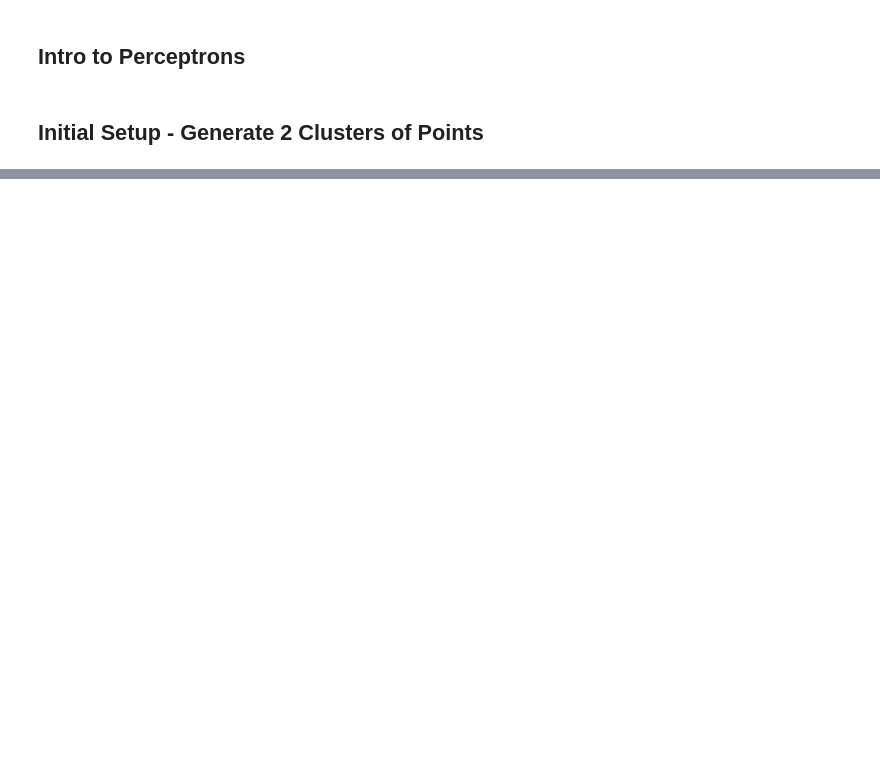
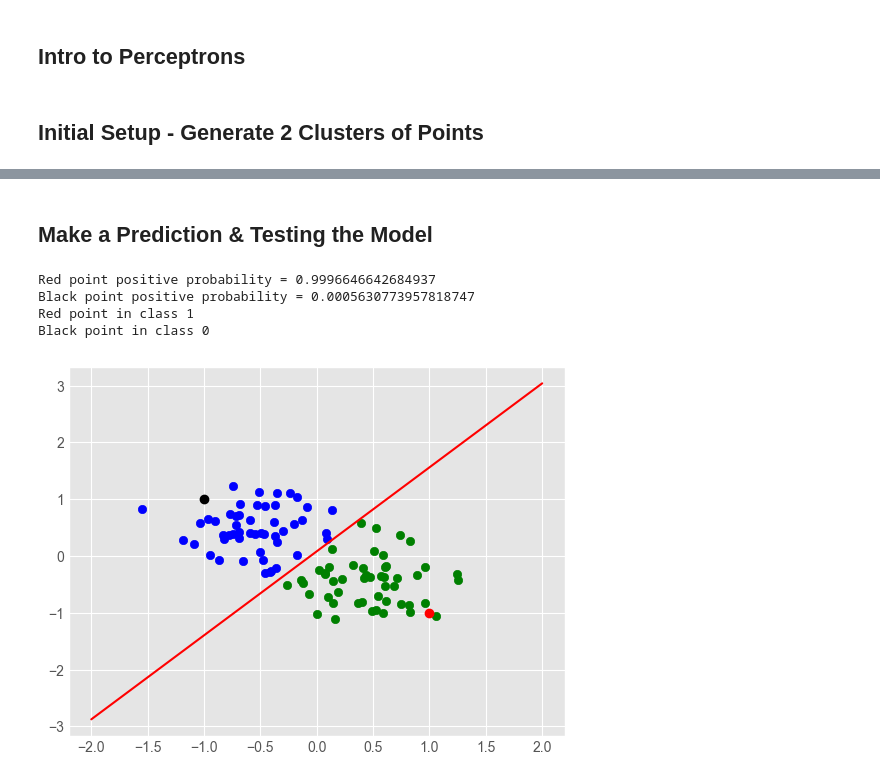
Before and after one commit to dm4th/AI-Course, a Jupyter notebook: PyTorch/Perceptrons.ipynb, the cells around one changed output, grey strips where cells are left out. Cells and saved outputs as stored; diff of their text form; code cells hidden in the pictures; blank space fills up the shorter version.

```diff
--- a/PyTorch/Perceptrons.ipynb
+++ b/PyTorch/Perceptrons.ipynb
@@ -45,0 +126,19 @@ plt.show()
+# %% [markdown]
+## Make a Prediction & Testing the Model
+# %%
+# Make 2 test observations
+point1 = torch.tensor([1.0, -1.0])
+point2 = torch.tensor([-1.0, 1.0])
+plt.plot(point1.numpy()[0], point1.numpy()[1], 'ro')
+plt.plot(point2.numpy()[0], point2.numpy()[1], 'ko')
+print("Red point positive probability = {}".format(model.forward(point1).item()))
+print("Black point positive probability = {}".format(model.forward(point2).item()))
+print("Red point in class {}".format(model.predict(point1)))
+print("Black point in class {}".format(model.predict(point2)))
+plot_fit('Trained Model')
+# %% [output]
+Red point positive probability = 0.9996646642684937
+Black point positive probability = 0.0005630773957818747
+Red point in class 1
+Black point in class 0
+[figure, added]
```
Also changed, not shown: parts of 14 cells of this notebook.
